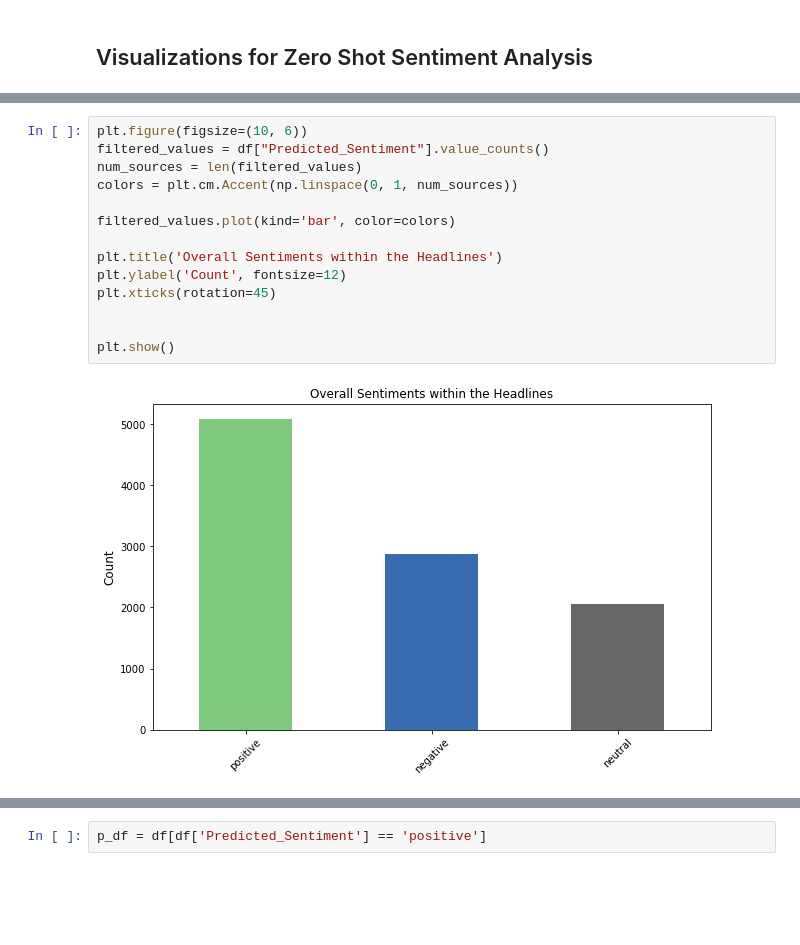
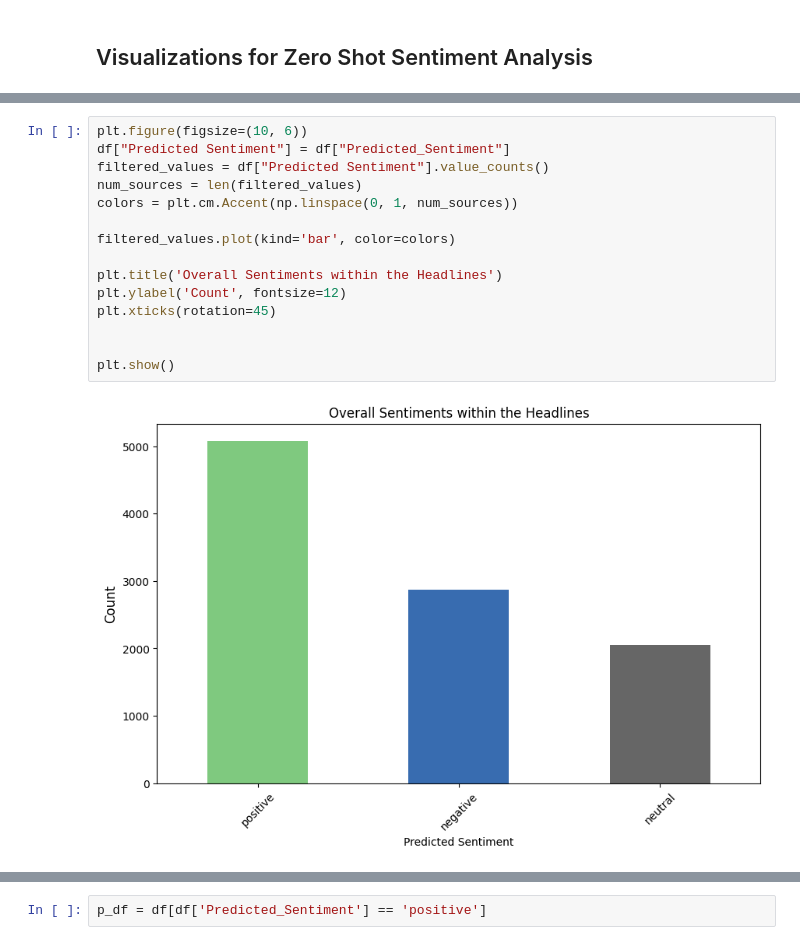
Before and after one commit to ArjunRajpal123/datathon-breaking-bad-data, a Jupyter notebook: EDA_P1.ipynb, the cells around one changed output, grey strips where cells are left out. Cells and saved outputs as stored; diff of their text form; blank space fills up the shorter version.

```diff
--- a/EDA_P1.ipynb
+++ b/EDA_P1.ipynb
@@ -131,18 +110,19 @@ df
 # %%
 plt.figure(figsize=(10, 6))
-filtered_values = df["Predicted_Sentiment"].value_counts()
+df["Predicted Sentiment"] = df["Predicted_Sentiment"]
+filtered_values = df["Predicted Sentiment"].value_counts()
 num_sources = len(filtered_values)
 colors = plt.cm.Accent(np.linspace(0, 1, num_sources))
 
 filtered_values.plot(kind='bar', color=colors)
 
 plt.title('Overall Sentiments within the Headlines')
 plt.ylabel('Count', fontsize=12)
 plt.xticks(rotation=45)
 
 
 plt.show()
 # %% [output]
-[figure, old version]
+[figure, new version]
 # %%
 plt.figure(figsize=(12, 6))
```
Also changed, not shown: parts of 30 cells of this notebook, 5 other files.
